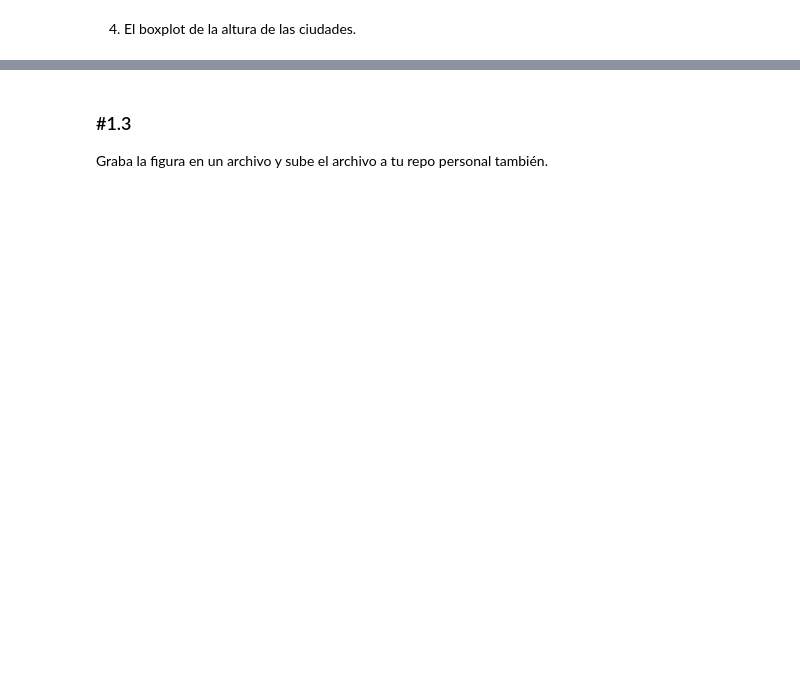
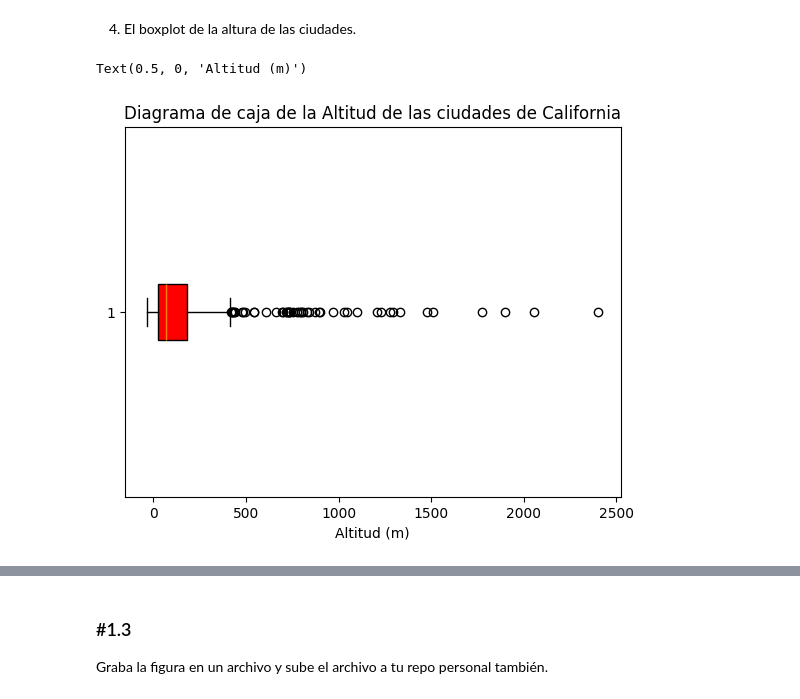
Before and after one commit to Cmonzon-94/ONLINE_DS_THEBRIDGE_Cmonzon, a Jupyter notebook: 03_Analisis_de_Datos/Sprint_08/Unidad_01_Visualizacion_Basica/Unidad_01/Practica_Obligatoria/18_Practica_Obligatoria_Visualizacion_Basica.ipynb, the cells around one changed output, grey strips where cells are left out. Drawn from its saved outputs; the diff is of its cells as text; code cells hidden in the pictures; blank space fills up the shorter version.

```diff
--- a/03_Analisis_de_Datos/Sprint_08/Unidad_01_Visualizacion_Basica/Unidad_01/Practica_Obligatoria/18_Practica_Obligatoria_Visualizacion_Basica.ipynb
+++ b/03_Analisis_de_Datos/Sprint_08/Unidad_01_Visualizacion_Basica/Unidad_01/Practica_Obligatoria/18_Practica_Obligatoria_Visualizacion_Basica.ipynb
@@ -171,2 +184,13 @@ outliers = df_cities[df_cities["population_total"] > 80_000]
 # %% [markdown]
 4. El boxplot de la altura de las ciudades.
+# %%
+plt.boxplot(df_cities.elevation_m,
+            whis=1.5,
+            vert=False,
+            patch_artist=True,
+            boxprops=dict(facecolor="red"));
+plt.title("Diagrama de caja de la Altitud de las ciudades de California")
+plt.xlabel("Altitud (m)")
+# %% [output]
+Text(0.5, 0, 'Altitud (m)')
+[figure, added]
```
Also changed, not shown: parts of 4 cells of this notebook.
